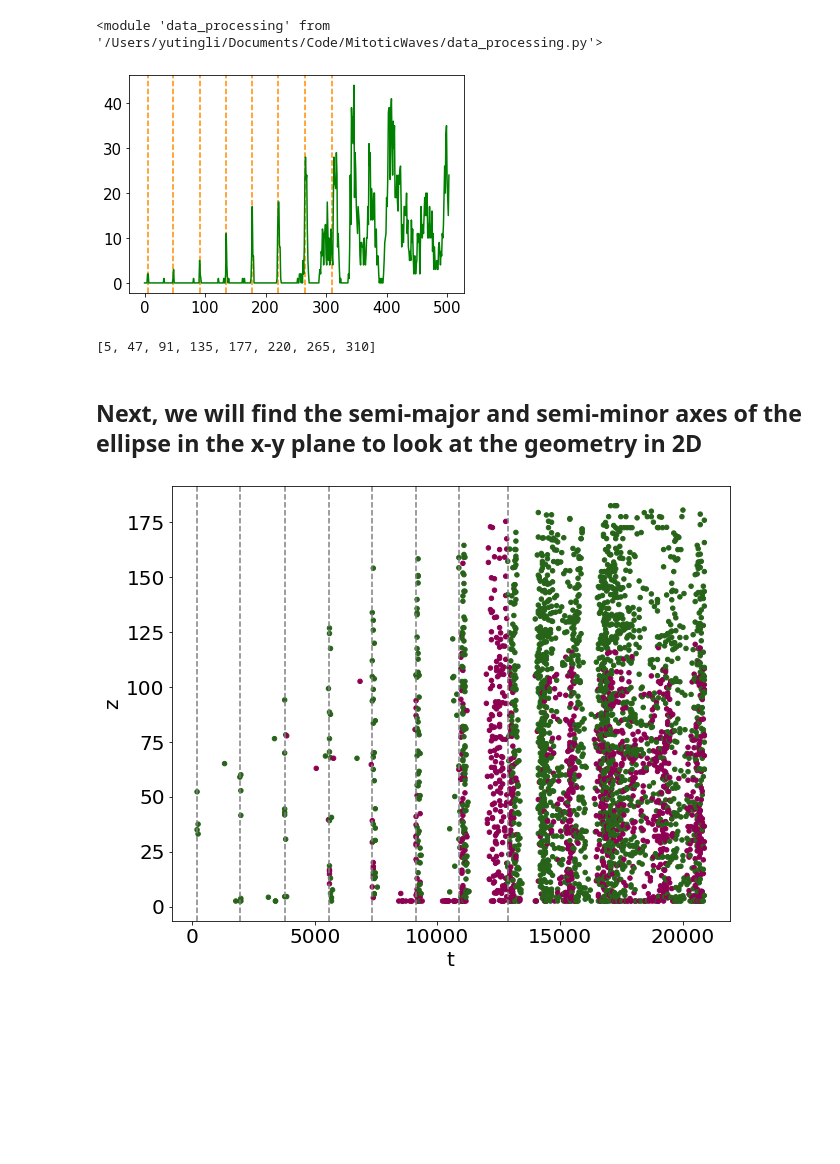
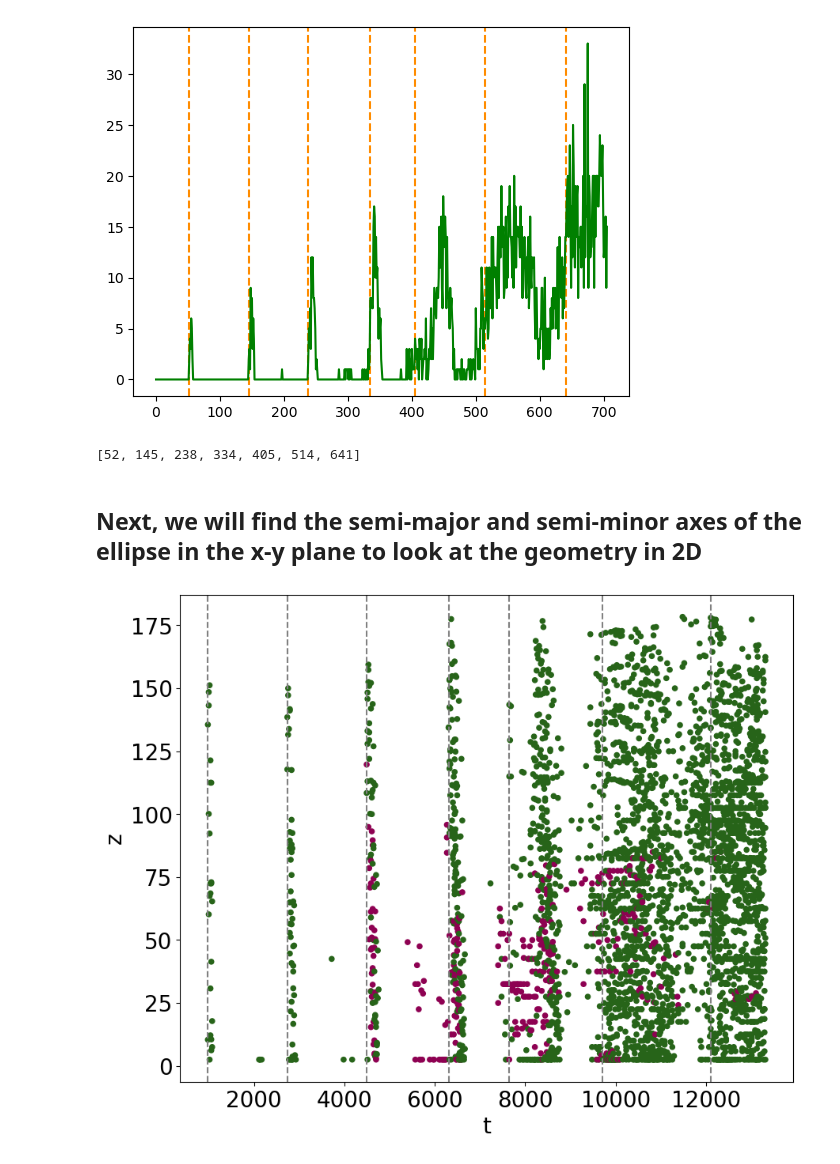
Before and after one commit to Irene-Li/MitoticWaves, a Jupyter notebook: data_wo_injection_marker.ipynb, the cells around one changed output. Cells and saved outputs as stored; diff of their text form; code cells hidden in the pictures; blank space fills up the shorter version.

```diff
--- a/data_wo_injection_marker.ipynb
+++ b/data_wo_injection_marker.ipynb
@@ -7,11 +7,6 @@ from scipy.optimize import minimize
 import data_processing
 from functools import reduce
 np.set_printoptions(precision=3, suppress=True)
-# %%
-import importlib
-importlib.reload(data_processing)
-# %% [output]
-<module 'data_processing' from '/Users/yutingli/Documents/Code/MitoticWaves/data_processing.py'>
 # %%
 filenames = [
     'PCNA_23-24C_05072022-01.xls', # 0
@@ -95,7 +90,7 @@ start_frames = [
     [5,  47,  91, 135, 177, 220, 265, 310],
 ]
 
-n = -1
+n = 1
 
 filename = 'data/'+filenames[n]
 f_start = np.array(start_frames[n])
@@ -104,25 +99,25 @@ p = data_processing.Processor(filename, 2, frame_to_times[n], inject=False)
 # %%
 find_f_start = False
 z_cutoff = 10
 
-f_start = [5,  47,  91, 135, 177, 220, 265, 310]
+f_start = start_frames[n]
 
 if find_f_start:
     p.process(f_start=None, smoothing_width=2, round_number=2, z_cutoff=z_cutoff)
 else:
     p.process(f_start=f_start, round_number=2)
 
 divs = np.array([d['count']-np.sum(d['z']<z_cutoff) for d in p.divisions])
 
 for f in p.f_start:
     plt.axvline(x=f, color='darkorange', linestyle='--')
 plt.plot(divs, 'g-')
 plt.show()
 
 print(repr(p.f_start))
 # %% [output]
-[figure, old version]
+[figure, new version]
-[5, 47, 91, 135, 177, 220, 265, 310]
+[52, 145, 238, 334, 405, 514, 641]
 # %% [markdown]
 ## Next, we will find the semi-major and semi-minor axes of the ellipse in the x-y plane to look at the geometry in 2D
 # %%
@@ -149,7 +144,7 @@ if surface: # if there are surface cells
 # %%
 p.plot_z(filename[5:-4], save=True, omega0=0) # green: surface cells
 # %% [output]
-[figure, old version]
+[figure, new version]
 # %%
 p.plot_rounds(filename[5:-4], surface=surface, z_cutoff=10, save=True)
 # %% [output]
```
Also changed, not shown: parts of 2 cells of this notebook, 4 other files.
